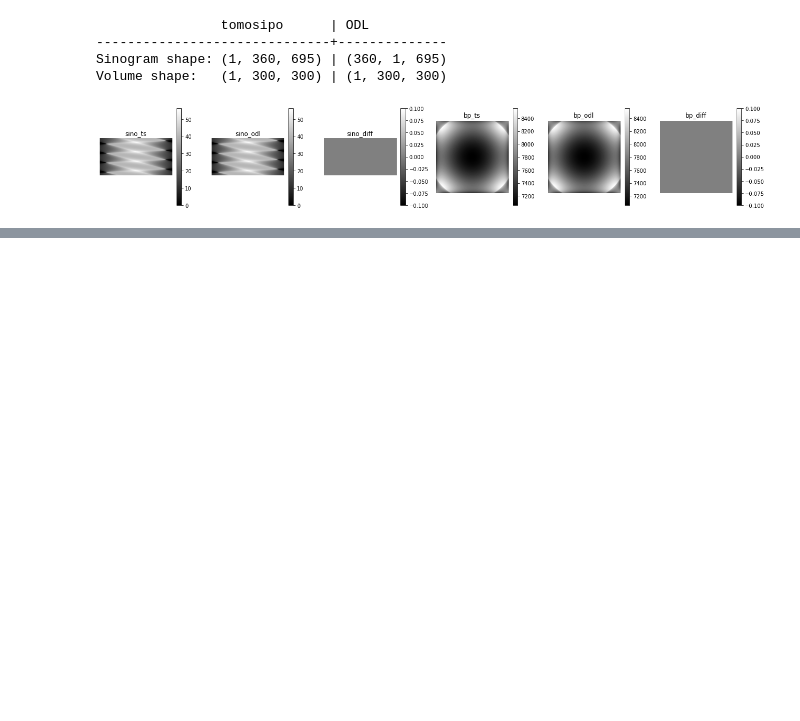
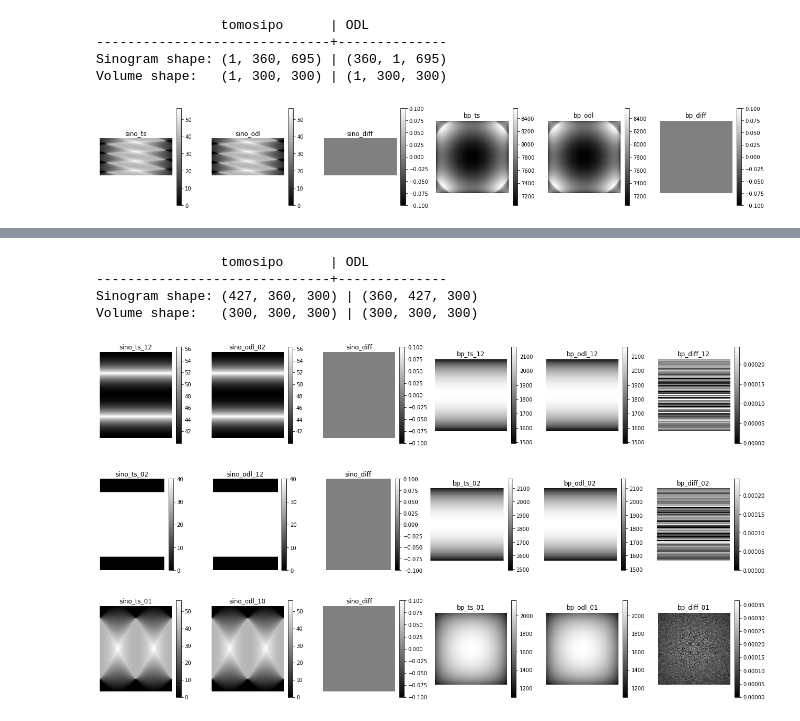
Before and after one commit to ahendriksen/tomosipo, a Jupyter notebook: notebooks/odl.ipynb, the cells around one changed output, grey strips where cells are left out. Drawn from its saved outputs; the diff is of its cells as text; code cells hidden in the pictures; blank space fills up the shorter version.

```diff
--- a/notebooks/odl.ipynb
+++ b/notebooks/odl.ipynb
@@ -111,0 +210,45 @@ Volume shape:   (1, 300, 300) | (1, 300, 300)
+# %%
+x = np.ones(A_ts.domain_shape, dtype=np.float32)
+y_ts = A_ts(x)
+y_odl = A_odl(x).data
+
+bp_ts = A_ts.T(y_ts)
+bp_odl_weighted = A_odl.adjoint(y_odl).data
+# the back-projected data needs to be unweighted (in contrast to the forward projected data where the weight must not be applied)
+bp_odl = bp_odl_weighted / A_odl.range.weighting.const * A_odl.domain.weighting.const
+print("                tomosipo      | ODL")
+print("------------------------------+--------------")
+print(f"Sinogram shape: {y_ts.shape} | {y_odl.shape}")
+print(f"Volume shape:   {bp_ts.shape} | {bp_odl.shape}")
+plot_imgs(
+    sino_ts_12=y_ts[213, :, :],
+    sino_odl_02=y_odl[:, 213, :],
+    sino_diff=y_ts[213, :, :] - y_odl[:, 213, :],
+    bp_ts_12=bp_ts[149, :, :],
+    bp_odl_12=bp_odl[149, :, :],
+    bp_diff_12=bp_ts[149, :, :] - bp_odl[149, :, :],
+)
+plot_imgs(
+    sino_ts_02=y_ts[:, 179, :],
+    sino_odl_12=y_odl[179, :, :],
+    sino_diff=y_ts[:, 179, :] - y_odl[179, :, :],
+    bp_ts_02=bp_ts[:, 149, :],
+    bp_odl_02=bp_odl[:, 149, :],
+    bp_diff_02=bp_ts[:, 149, :] - bp_odl[:, 149, :],
+)
+plot_imgs(
+    sino_ts_01=y_ts[:, :, 149],
+    sino_odl_10=y_odl[:, :, 149].T,
+    sino_diff=y_ts[:, :, 149] - y_odl[:, :, 149].T,
+    bp_ts_01=bp_ts[:, :, 149],
+    bp_odl_01=bp_odl[:, :, 149],
+    bp_diff_01=bp_ts[:, :, 149] - bp_odl[:, :, 149],
+)
+# %% [output]
+                tomosipo      | ODL
+------------------------------+--------------
+Sinogram shape: (427, 360, 300) | (360, 427, 300)
+Volume shape:   (300, 300, 300) | (300, 300, 300)
+[figure, added]
+[figure, added]
+[figure, added]
```
Also changed, not shown: parts of 11 cells of this notebook.
